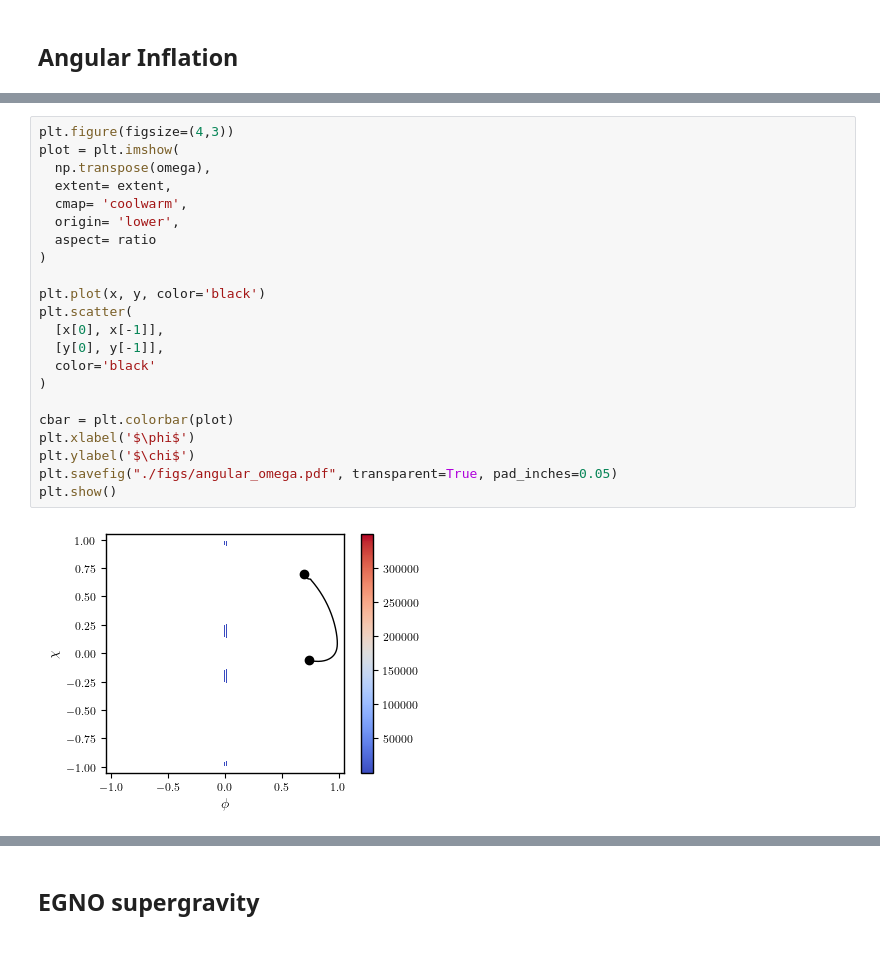
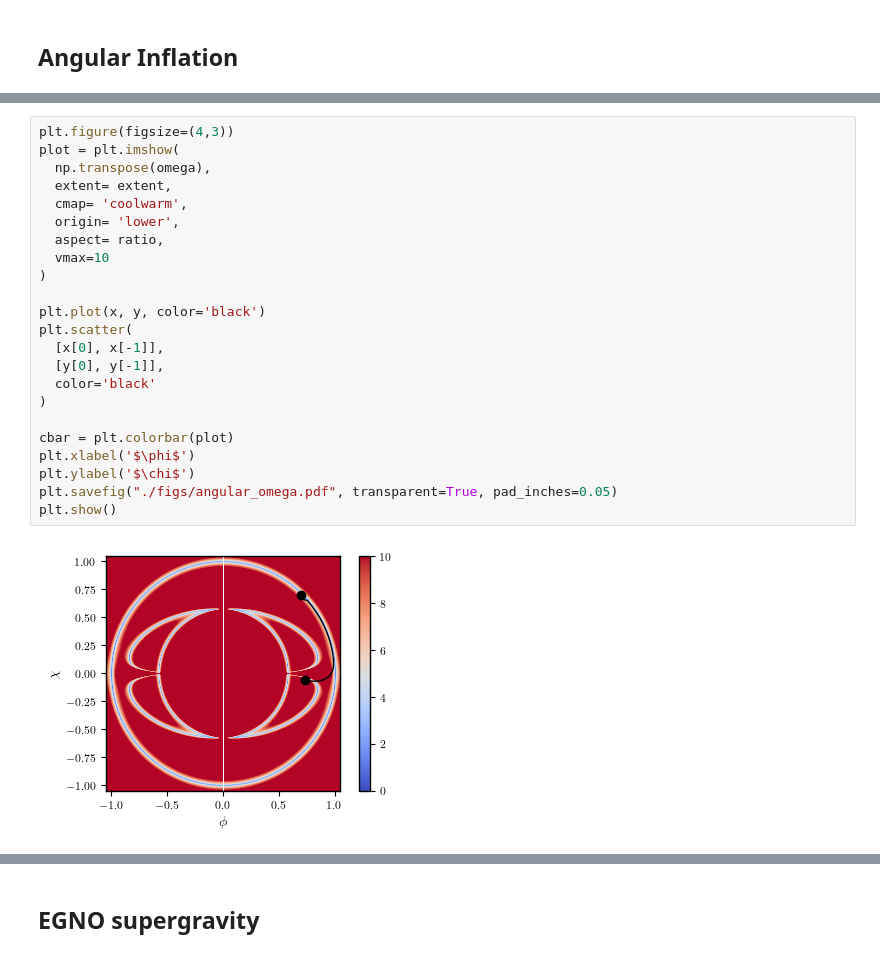
Before and after one commit to smups/srrt_models, a Jupyter notebook: plots.ipynb, the cells around one changed output, grey strips where cells are left out. Cells and saved outputs as stored; diff of their text form.

```diff
--- a/plots.ipynb
+++ b/plots.ipynb
@@ -149,24 +164,25 @@ plt.show()
 # %%
 plt.figure(figsize=(4,3))
 plot = plt.imshow(
   np.transpose(omega),
   extent= extent,
   cmap= 'coolwarm',
   origin= 'lower',
-  aspect= ratio
+  aspect= ratio,
+  vmax=10
 )
 
 plt.plot(x, y, color='black')
 plt.scatter(
   [x[0], x[-1]],
   [y[0], y[-1]],
   color='black'
 )
 
 cbar = plt.colorbar(plot)
 plt.xlabel('$\phi$')
 plt.ylabel('$\chi$')
 plt.savefig("./figs/angular_omega.pdf", transparent=True, pad_inches=0.05)
 plt.show()
 # %% [output]
-[figure, old version]
+[figure, new version]
```
Also changed, not shown: parts of 20 cells of this notebook, 19 other files.
